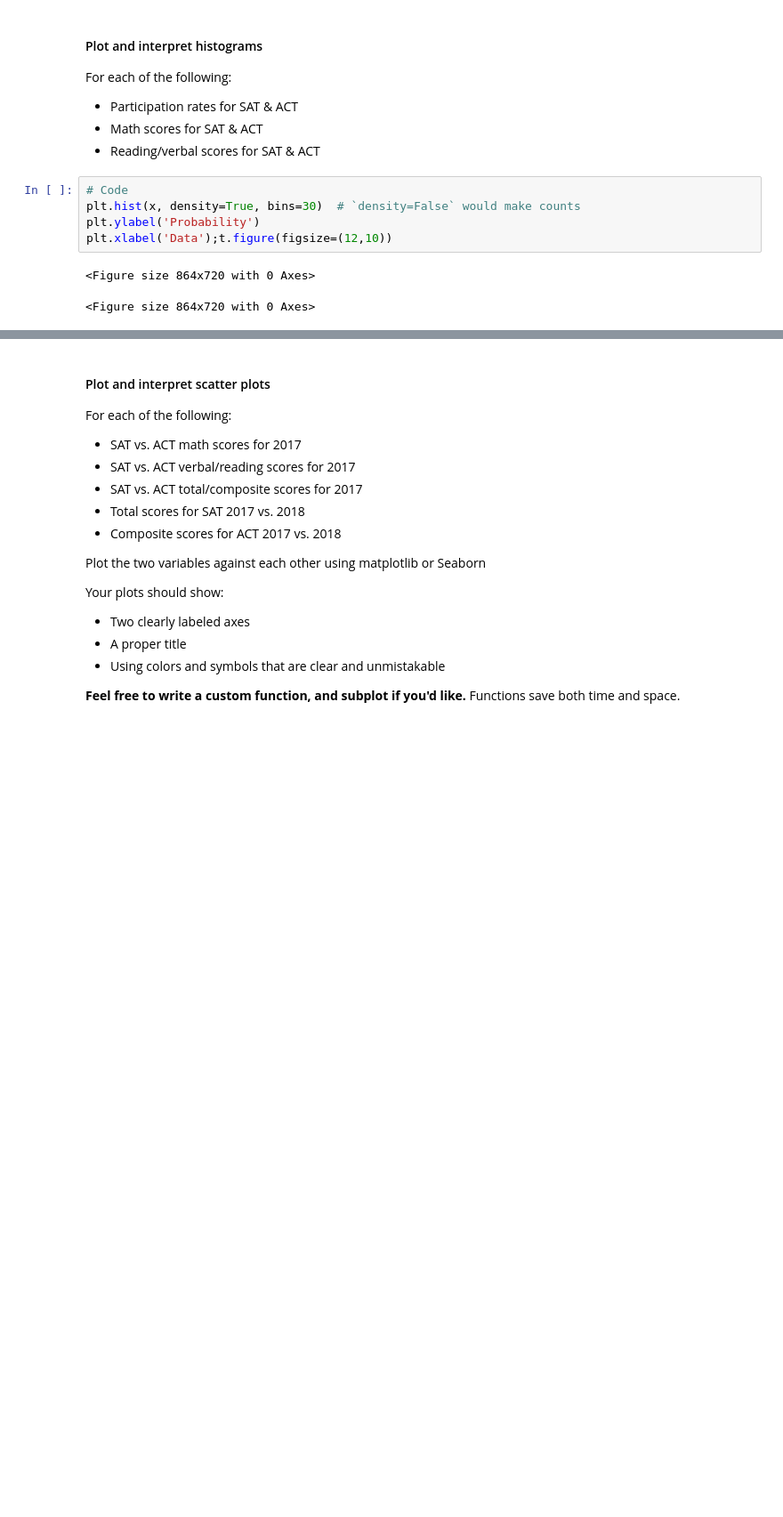
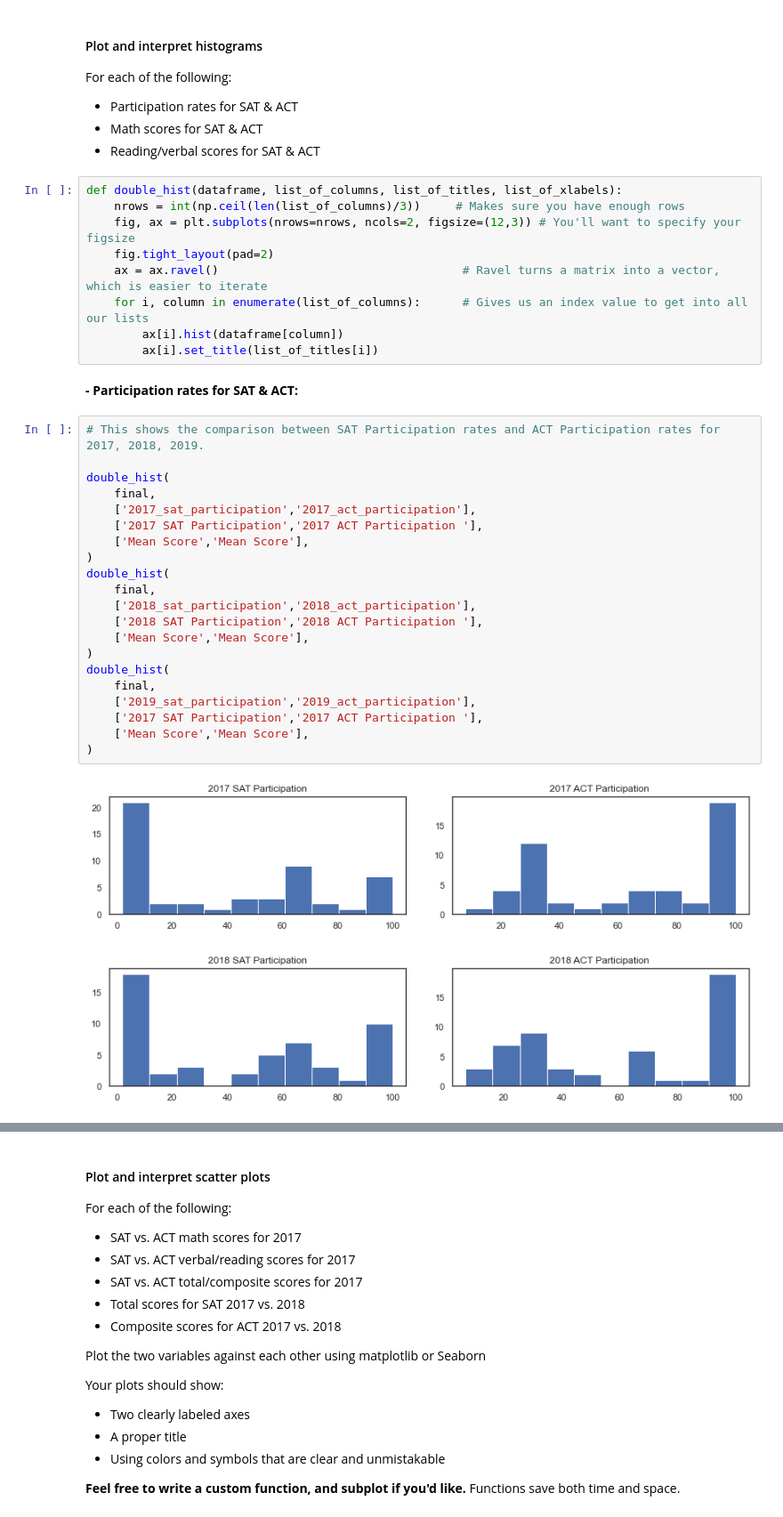
Before and after one commit to amcurley/GA_projects, a Jupyter notebook: Projects/project-1-master/code/Submission-project.ipynb, the cells around one changed output, grey strips where cells are left out. Shown at 89% size. Cells and saved outputs as stored; diff of their text form; blank space fills up the shorter version.

```diff
--- a/Projects/project-1-master/code/Submission-project.ipynb
+++ b/Projects/project-1-master/code/Submission-project.ipynb
@@ -1687,11 +1698,38 @@ For each of the following:
 - Participation rates for SAT & ACT
 - Math scores for SAT & ACT
 - Reading/verbal scores for SAT & ACT
-# %%
-# Code
-plt.hist(x, density=True, bins=30)  # `density=False` would make counts
-plt.ylabel('Probability')
-plt.xlabel('Data');t.figure(figsize=(12,10))
-# %% [output]
-<Figure size 864x720 with 0 Axes>
-<Figure size 864x720 with 0 Axes>
+# %%
+def double_hist(dataframe, list_of_columns, list_of_titles, list_of_xlabels):
+    nrows = int(np.ceil(len(list_of_columns)/3))     # Makes sure you have enough rows
+    fig, ax = plt.subplots(nrows=nrows, ncols=2, figsize=(12,3)) # You'll want to specify your figsize
+    fig.tight_layout(pad=2)
+    ax = ax.ravel()                                   # Ravel turns a matrix into a vector, which is easier to iterate
+    for i, column in enumerate(list_of_columns):      # Gives us an index value to get into all our lists
+        ax[i].hist(dataframe[column])
+        ax[i].set_title(list_of_titles[i])
+# %% [markdown]
+**- Participation rates for SAT & ACT:**
+# %%
+# This shows the comparison between SAT Participation rates and ACT Participation rates for 2017, 2018, 2019.
+
+double_hist(
+    final,
+    ['2017_sat_participation','2017_act_participation'],
+    ['2017 SAT Participation','2017 ACT Participation '],
+    ['Mean Score','Mean Score'],
+)
+double_hist(
+    final,
+    ['2018_sat_participation','2018_act_participation'],
+    ['2018 SAT Participation','2018 ACT Participation '],
+    ['Mean Score','Mean Score'],
+)
+double_hist(
+    final,
+    ['2019_sat_participation','2019_act_participation'],
+    ['2017 SAT Participation','2017 ACT Participation '],
+    ['Mean Score','Mean Score'],
+)
+# %% [output]
+[figure, added]
+[figure, added]
```
Also changed, not shown: parts of 44 cells of this notebook, 3 other files.
